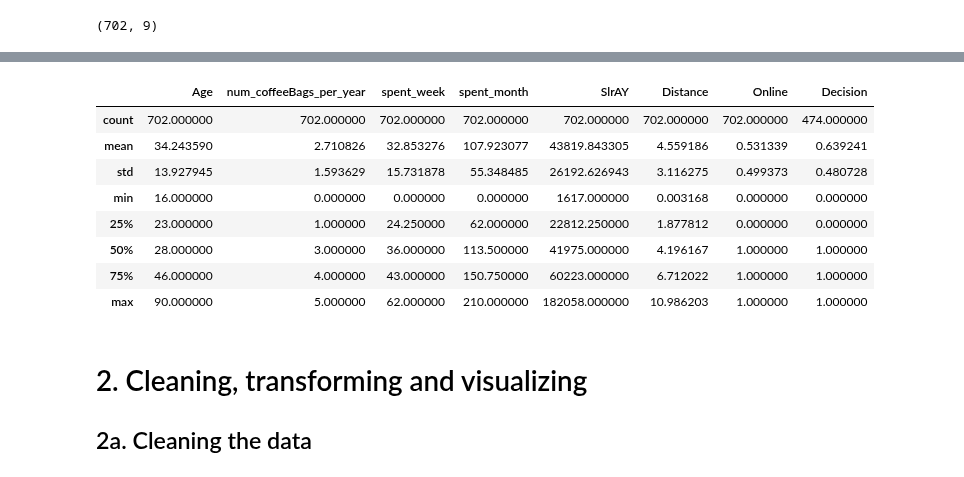
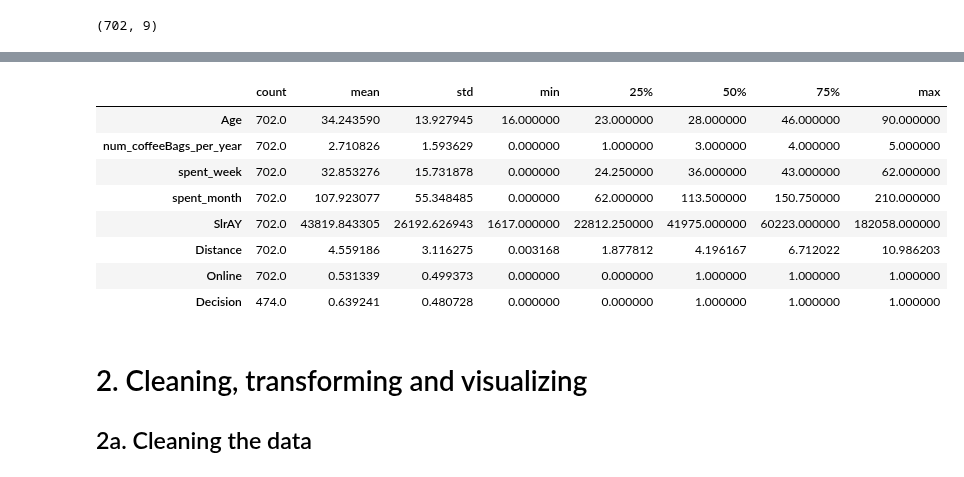
Before and after one commit to pablo-git8/Springboard-DS-Career-Track, a Jupyter notebook: Unit14-3_Decision_Trees/Decision_Tree_Specialty_Coffee_CS/Springboard Decision Tree Specialty Coffee Case Study - Tier 3.ipynb, the cells around one changed output, grey strips where cells are left out. Saved outputs shown, nothing was run; the diff lists cells and outputs as text; code cells hidden in the pictures.

```diff
--- a/Unit14-3_Decision_Trees/Decision_Tree_Specialty_Coffee_CS/Springboard Decision Tree Specialty Coffee Case Study - Tier 3.ipynb
+++ b/Unit14-3_Decision_Trees/Decision_Tree_Specialty_Coffee_CS/Springboard Decision Tree Specialty Coffee Case Study - Tier 3.ipynb
@@ -144,17 +151,17 @@ dtypes: float64(2), int64(6), object(1)
 memory usage: 49.5+ KB
 # %%
 # Call describe() on your data to get the relevant summary statistics for your data
-coffeeData.describe()
+coffeeData.describe().T
 # %% [output]
-|  | Age | num_coffeeBags_per_year | spent_week | spent_month | SlrAY | Distance | Online | Decision |
-| count | 702.000000 | 702.000000 | 702.000000 | 702.000000 | 702.000000 | 702.000000 | 702.000000 | 474.000000 |
-| mean | 34.243590 | 2.710826 | 32.853276 | 107.923077 | 43819.843305 | 4.559186 | 0.531339 | 0.639241 |
-| std | 13.927945 | 1.593629 | 15.731878 | 55.348485 | 26192.626943 | 3.116275 | 0.499373 | 0.480728 |
-| min | 16.000000 | 0.000000 | 0.000000 | 0.000000 | 1617.000000 | 0.003168 | 0.000000 | 0.000000 |
-| 25% | 23.000000 | 1.000000 | 24.250000 | 62.000000 | 22812.250000 | 1.877812 | 0.000000 | 0.000000 |
-| 50% | 28.000000 | 3.000000 | 36.000000 | 113.500000 | 41975.000000 | 4.196167 | 1.000000 | 1.000000 |
-| 75% | 46.000000 | 4.000000 | 43.000000 | 150.750000 | 60223.000000 | 6.712022 | 1.000000 | 1.000000 |
-| max | 90.000000 | 5.000000 | 62.000000 | 210.000000 | 182058.000000 | 10.986203 | 1.000000 | 1.000000 |
+|  | count | mean | std | min | 25% | 50% | 75% | max |
+| Age | 702.0 | 34.243590 | 13.927945 | 16.000000 | 23.000000 | 28.000000 | 46.000000 | 90.000000 |
+| num_coffeeBags_per_year | 702.0 | 2.710826 | 1.593629 | 0.000000 | 1.000000 | 3.000000 | 4.000000 | 5.000000 |
+| spent_week | 702.0 | 32.853276 | 15.731878 | 0.000000 | 24.250000 | 36.000000 | 43.000000 | 62.000000 |
+| spent_month | 702.0 | 107.923077 | 55.348485 | 0.000000 | 62.000000 | 113.500000 | 150.750000 | 210.000000 |
+| SlrAY | 702.0 | 43819.843305 | 26192.626943 | 1617.000000 | 22812.250000 | 41975.000000 | 60223.000000 | 182058.000000 |
+| Distance | 702.0 | 4.559186 | 3.116275 | 0.003168 | 1.877812 | 4.196167 | 6.712022 | 10.986203 |
+| Online | 702.0 | 0.531339 | 0.499373 | 0.000000 | 0.000000 | 1.000000 | 1.000000 | 1.000000 |
+| Decision | 474.0 | 0.639241 | 0.480728 | 0.000000 | 0.000000 | 1.000000 | 1.000000 | 1.000000 |
 # %% [markdown]
 # 2. Cleaning, transforming and visualizing
 ## 2a. Cleaning the data
```
Also changed, not shown: parts of 49 cells of this notebook.
